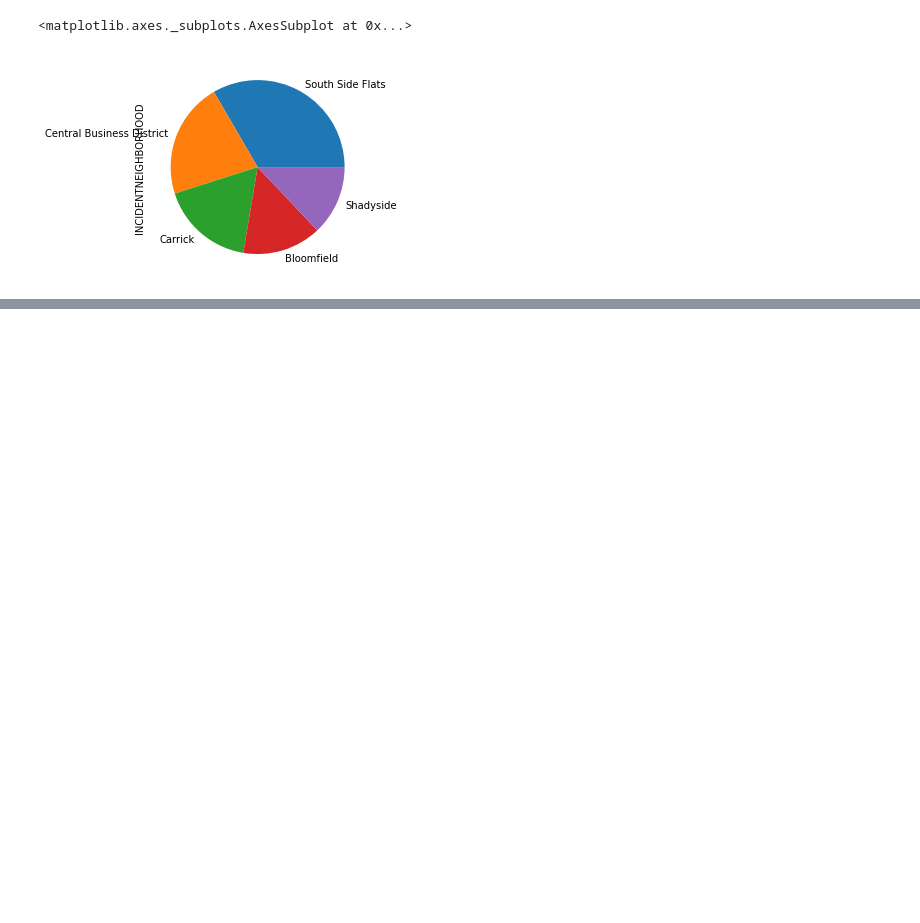
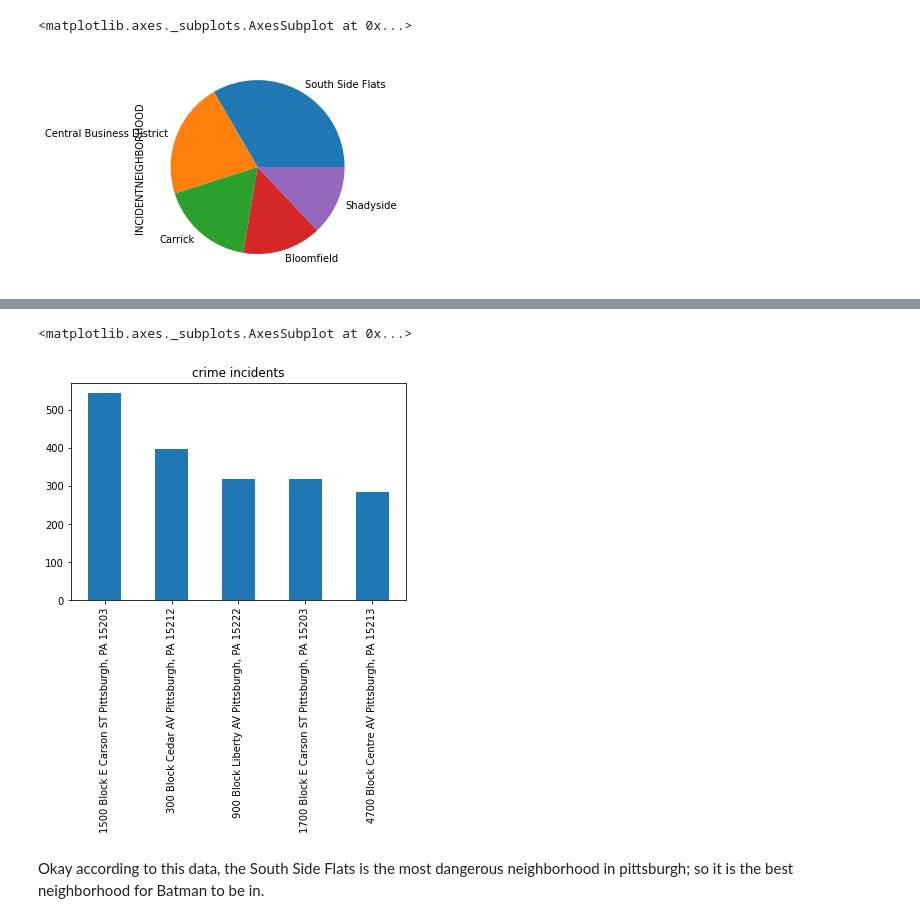
Before and after one commit to JhanviSharma27/Neighborhood-Navigators, a Jupyter notebook: Final.ipynb, the cells around one changed output, grey strips where cells are left out. Saved outputs shown, nothing was run; the diff lists cells and outputs as text; code cells hidden in the pictures; blank space fills up the shorter version.

```diff
--- a/Final.ipynb
+++ b/Final.ipynb
@@ -176,0 +194,7 @@ top_five.plot.pie(subplots=False, figsize=(8, 4))
+# %%
+top_area.plot.bar(stacked=True, title="crime incidents")
+# %% [output]
+<matplotlib.axes._subplots.AxesSubplot at 0x...>
+[figure, added]
+# %% [markdown]
+Okay according to this data, the South Side Flats is the most dangerous neighborhood in pittsburgh; so it is the best neighborhood for Batman to be in.
```
Also changed, not shown: parts of 4 cells of this notebook.
